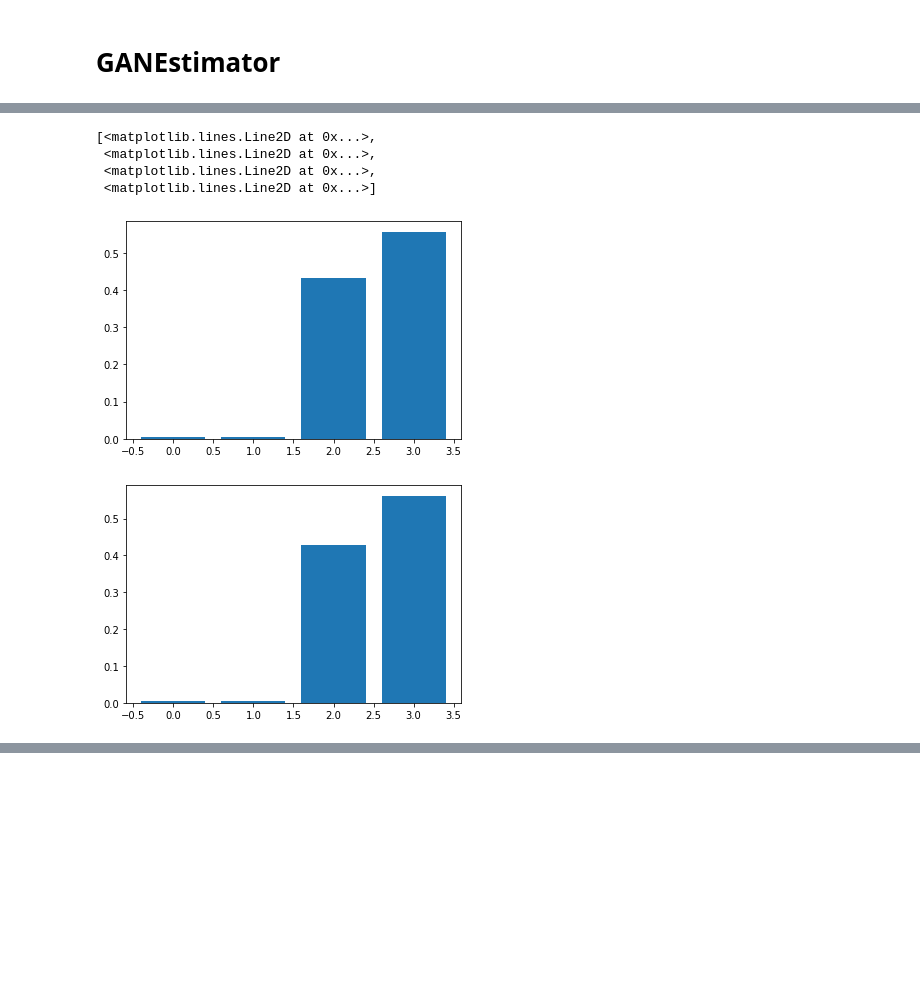
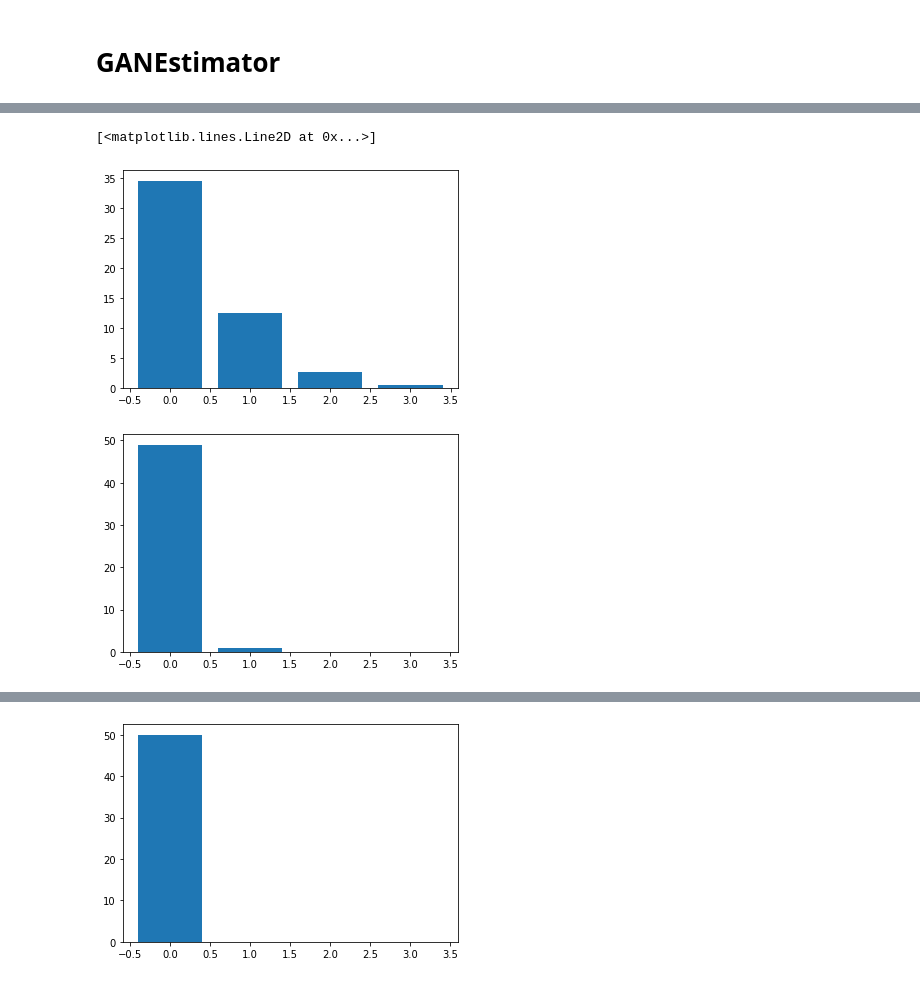
Before and after one commit to tensorflow/quantum, a Jupyter notebook: docs/tutorials/qGAN.ipynb, the cells around one changed output, grey strips where cells are left out. Drawn from its saved outputs; the diff is of its cells as text; code cells hidden in the pictures; blank space fills up the shorter version.

```diff
--- a/docs/tutorials/qGAN.ipynb
+++ b/docs/tutorials/qGAN.ipynb
@@ -169,54 +215,47 @@ def get_eval_metric_ops_fn(gan_model):
   real_data_logits = tf.reduce_mean(gan_model.discriminator_real_outputs)
   gen_data_logits = tf.reduce_mean(gan_model.discriminator_gen_outputs)
 
-  # Convert 2 bit binary tensor into single decimal tensor
-  sum_tensor = tf.reduce_sum(tf.map_fn(lambda t: t * 2 ** tf.range(tf.cast(gan_model.generated_data.shape[1], dtype=tf.int64)),
-    tf.cast(tf.reverse(tensor=gan_model.generated_data, axis=[1]), dtype=tf.int64)), axis=1)
-
-  # Create labels to compare sum_tensor to so we can return the percentage of each result at every evaluation
-  zeros = tf.zeros(sum_tensor.shape)
-  ones = tf.ones(sum_tensor.shape)
-  twos = tf.ones(sum_tensor.shape) * 2
-  threes = tf.ones(sum_tensor.shape) * 3
-
-  # Attempt to calculate entropy to see how accurate the network is (but this doesn't work yet - just gives nan)
+  # Attempt to calculate entropy to see how accurate the network is
+  # (but this doesn't work yet)
   cce = tf.keras.losses.CategoricalCrossentropy()
   entropy = cce(gan_model.generated_data, gan_model.real_data)
   return {
       'real_data_logits': tf.compat.v1.metrics.mean(real_data_logits),
       'gen_data_logits': tf.compat.v1.metrics.mean(gen_data_logits),
-      'zeros': tf.compat.v1.metrics.accuracy(zeros,sum_tensor),
-      'ones':tf.compat.v1.metrics.accuracy(ones,sum_tensor),
-      'twos':tf.compat.v1.metrics.accuracy(twos,sum_tensor),
-      'threes':tf.compat.v1.metrics.accuracy(threes,sum_tensor),
       'entropy':tf.compat.v1.metrics.mean(entropy),
   }
 # %% [markdown]
 # GANEstimator
 # %%
+tf.get_logger().setLevel('INFO')
+tf.compat.v1.logging.set_verbosity(tf.compat.v1.logging.INFO)
+tf.autograph.set_verbosity(0, False)
+
 generator_lr = 0.001
 discriminator_lr = 0.0002
 
 # Configure the GAN estimator with all the functions from above
-gan_estimator = tfg.estimator.GANEstimator(generator_fn=quantum_generator_model,
-                           discriminator_fn=discriminator_model,
-                           generator_loss_fn=generator_loss_function,
-                           discriminator_loss_fn=discriminator_loss_function,
-                           generator_optimizer=tf.compat.v1.train.AdamOptimizer(generator_lr, 0.5),
-                           discriminator_optimizer=tf.compat.v1.train.AdamOptimizer(discriminator_lr, 0.5),
-                           get_eval_metric_ops_fn=get_eval_metric_ops_fn)
+gan_estimator = tfg.estimator.GANEstimator(
+    generator_fn=quantum_generator_model,
+    discriminator_fn=discriminator_model,
+    generator_loss_fn=tfg.losses.modified_generator_loss,
+    discriminator_loss_fn=tfg.losses.modified_discriminator_loss,
+    generator_optimizer=tf.compat.v1.train.AdamOptimizer(generator_lr),
+    discriminator_optimizer=tf.compat.v1.train.AdamOptimizer(discriminator_lr),
+    get_eval_metric_ops_fn=get_eval_metric_ops_fn)
 
-steps_per_eval = 10 #@param
-max_train_steps = 100 #@param
-batches_for_eval_metrics = 10 #@param
+
+steps_per_eval =  500#@param
+max_train_steps =  5000#@param
+batches_for_eval_metrics = 100 #@param
 
 # Used to track metrics.
 steps = []
 real_logits, fake_logits = [], []
-zeros, ones, twos, threes = [],[],[],[]
+frequencies = []
+entropy = []
 
 cur_step = 0
-start_time = time.time()
 while cur_step < max_train_steps:
   next_step = min(cur_step + steps_per_eval, max_train_steps)
   gan_estimator.train(generate_data, max_steps=next_step)
@@ -224,21 +263,28 @@ while cur_step < max_train_steps:
   cur_step = next_step
 
   # Calculate some metrics.
-  metrics = gan_estimator.evaluate(generate_data, steps=batches_for_eval_metrics)
+  metrics = gan_estimator.evaluate(generate_data,
+                                   steps=batches_for_eval_metrics)
+
+  # Generate predictions
+  iterator = gan_estimator.predict(generate_data)
+  predictions = np.array([next(iterator) for _ in range(10)])
+  frequency = np.mean(
+      [np.bincount(p.astype(int), minlength=4) for p in predictions], axis=0)
+  print(frequency)
   steps.append(cur_step)
   real_logits.append(metrics['real_data_logits'])
   fake_logits.append(metrics['gen_data_logits'])
   print('Average discriminator output on Real: %.2f  Fake: %.2f' % (
       real_logits[-1], fake_logits[-1]))
   plt.figure()
-  plt.bar(np.arange(0,4), [metrics['zeros'],metrics['ones'],metrics['twos'],metrics['threes']])
-  zeros.append(metrics['zeros'])
-  ones.append(metrics['ones'])
-  twos.append(metrics['twos'])
-  threes.append(metrics['threes'])
-  print(metrics['entropy'])
+  plt.bar(np.arange(0,4), frequency)
+  frequencies.append(frequency)
+  entropy.append(metrics['entropy'])
 
 plt.figure()
-plt.plot(steps, zeros, steps, ones, steps, twos, steps, threes)
+plt.plot(steps, frequencies)
+plt.figure()
+plt.plot(steps, entropy)
 # %% [output]
 INFO:tensorflow:Using default config.
@@ -261,6 +307,3 @@ nan
-[<matplotlib.lines.Line2D at 0x...>,
- <matplotlib.lines.Line2D at 0x...>,
- <matplotlib.lines.Line2D at 0x...>,
- <matplotlib.lines.Line2D at 0x...>]
+[<matplotlib.lines.Line2D at 0x...>]
-[figure, old version]
+[figure, new version]
-[figure, old version]
+[figure, new version]
@@ -269,0 +313 @@ nan
+[figure, added]
```
Also changed, not shown: parts of 12 cells of this notebook, 1 other file.
